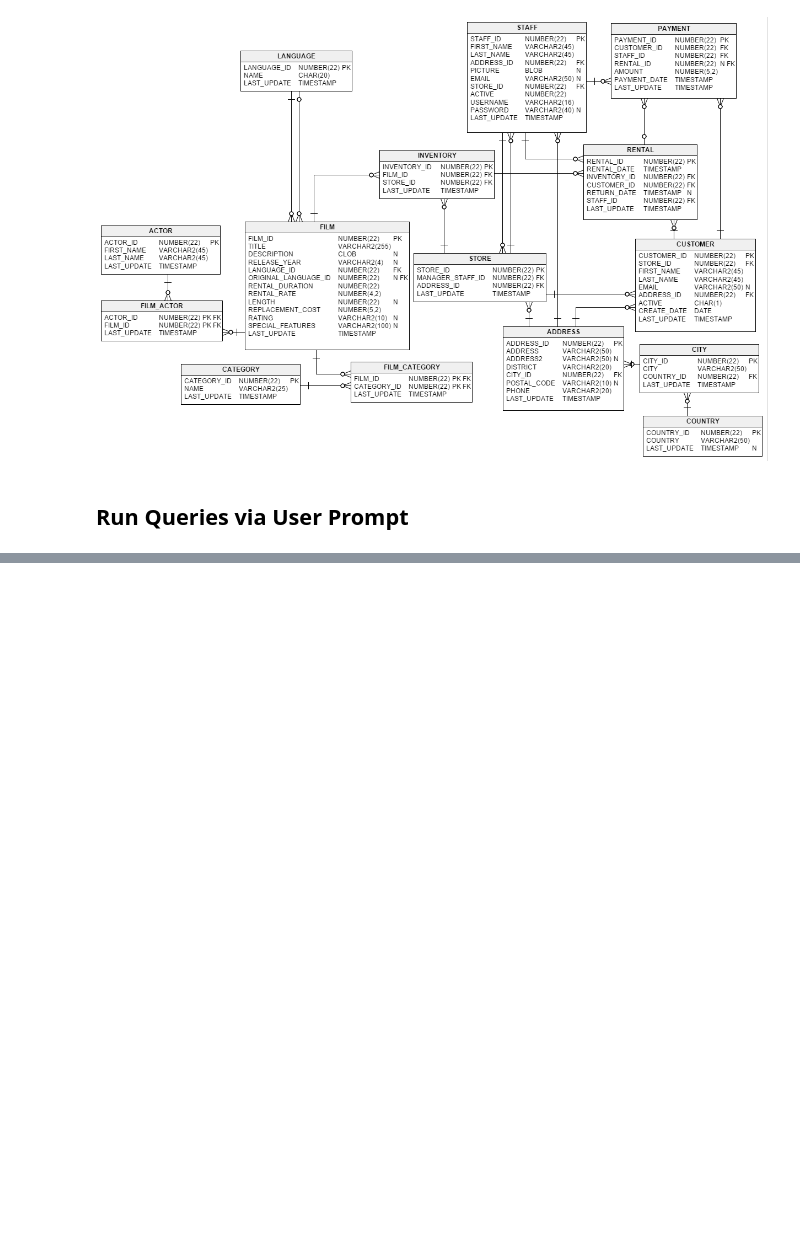
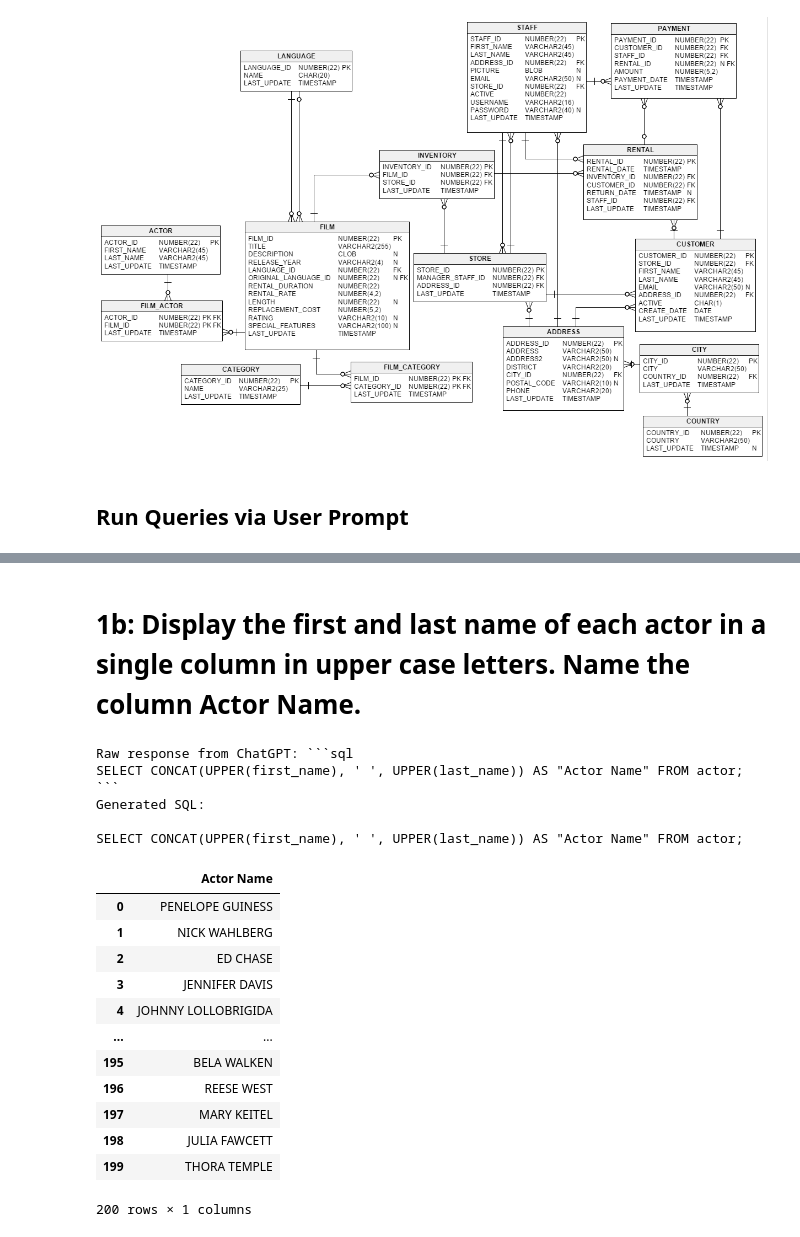
Before and after one commit to e-loughlin/EvanPythonSQLTool, a Jupyter notebook: playground/03_GPTQueryTool.ipynb, the cells around one changed output, grey strips where cells are left out. Saved outputs shown, nothing was run; the diff lists cells and outputs as text; code cells hidden in the pictures; blank space fills up the shorter version.

````diff
--- a/playground/03_GPTQueryTool.ipynb
+++ b/playground/03_GPTQueryTool.ipynb
@@ -61,0 +107,27 @@ FROM actor;
+# %%
+
+key = '1b'
+display(Markdown(f'# {key}: {challenges[key]}'))
+
+gpt_tool.query(conn, challenges[key], execute=True)
+# %% [output]
+# 1b: Display the first and last name of each actor in a single column in upper case letters. Name the column Actor Name.
+Raw response from ChatGPT: ```sql
+SELECT CONCAT(UPPER(first_name), ' ', UPPER(last_name)) AS "Actor Name" FROM actor;
+```
+Generated SQL:
+
+SELECT CONCAT(UPPER(first_name), ' ', UPPER(last_name)) AS "Actor Name" FROM actor;
+|  | Actor Name |
+| 0 | PENELOPE GUINESS |
+| 1 | NICK WAHLBERG |
+| 2 | ED CHASE |
+| 3 | JENNIFER DAVIS |
+| 4 | JOHNNY LOLLOBRIGIDA |
+| ... | ... |
+| 195 | BELA WALKEN |
+| 196 | REESE WEST |
+| 197 | MARY KEITEL |
+| 198 | JULIA FAWCETT |
+| 199 | THORA TEMPLE |
+200 rows × 1 columns
````
Also changed, not shown: parts of 10 cells of this notebook, 2 other files.
